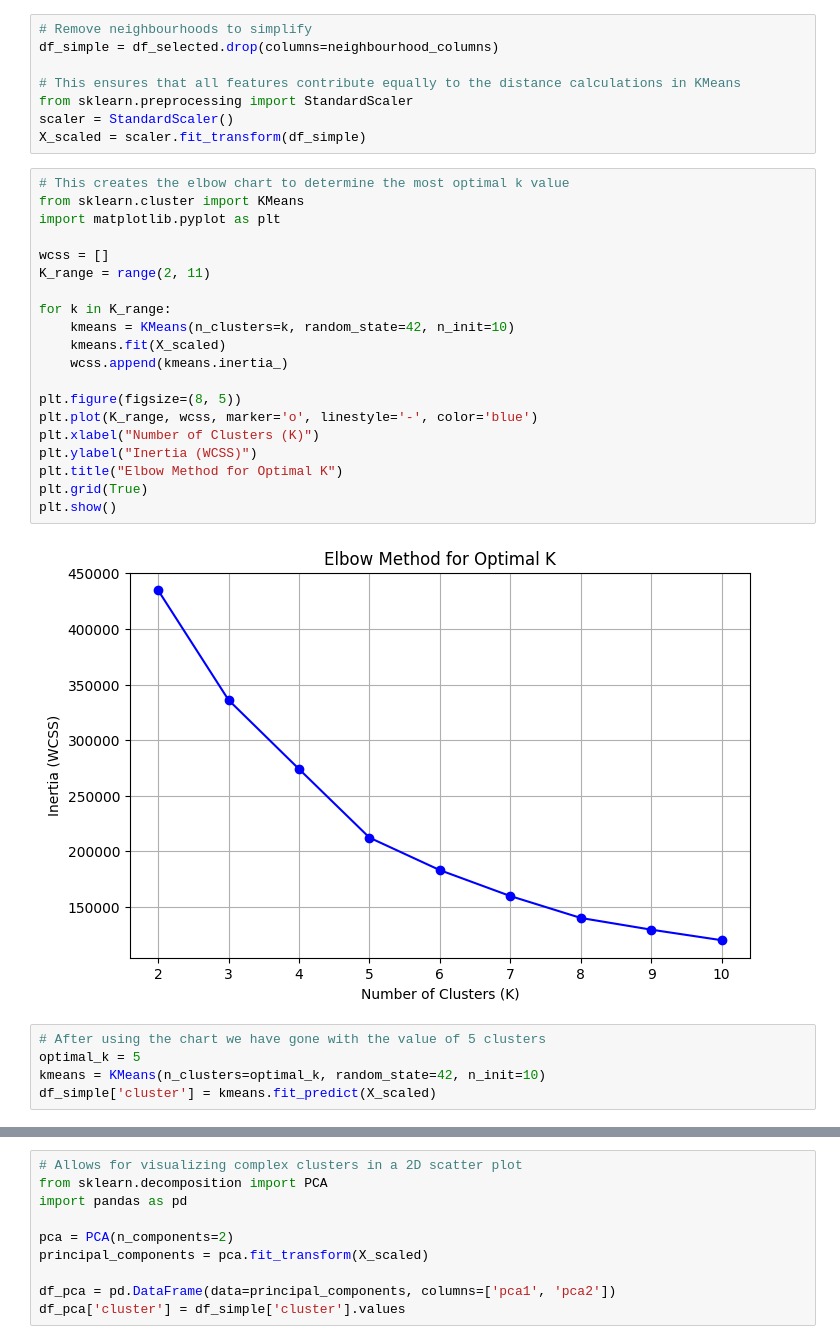
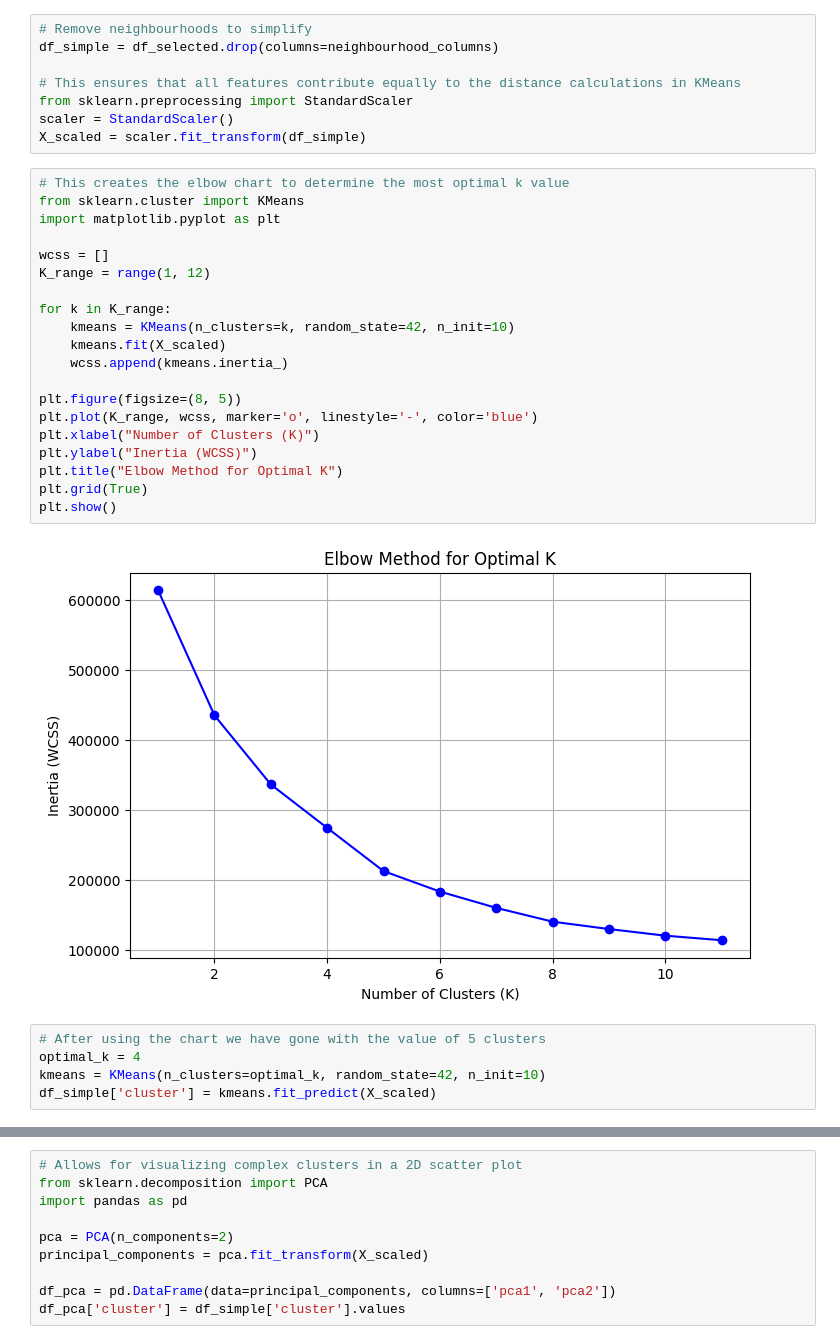
Before and after one commit to FP2003/AirBnB-Price-Prediction-System, a Jupyter notebook: fp100_jh851_final_solution.ipynb, the cells around one changed output, grey strips where cells are left out. Saved outputs shown, nothing was run; the diff lists cells and outputs as text.

```diff
--- a/fp100_jh851_final_solution.ipynb
+++ b/fp100_jh851_final_solution.ipynb
@@ -585,28 +659,28 @@ X_scaled = scaler.fit_transform(df_simple)
 # %%
 # This creates the elbow chart to determine the most optimal k value
 from sklearn.cluster import KMeans
 import matplotlib.pyplot as plt
 
 wcss = []
-K_range = range(2, 11)
+K_range = range(1, 12)
 
 for k in K_range:
     kmeans = KMeans(n_clusters=k, random_state=42, n_init=10)
     kmeans.fit(X_scaled)
     wcss.append(kmeans.inertia_)
 
 plt.figure(figsize=(8, 5))
 plt.plot(K_range, wcss, marker='o', linestyle='-', color='blue')
 plt.xlabel("Number of Clusters (K)")
 plt.ylabel("Inertia (WCSS)")
 plt.title("Elbow Method for Optimal K")
 plt.grid(True)
 plt.show()
 # %% [output]
-[figure, old version]
+[figure, new version]
 # %%
 # After using the chart we have gone with the value of 5 clusters
-optimal_k = 5
+optimal_k = 4
 kmeans = KMeans(n_clusters=optimal_k, random_state=42, n_init=10)
 df_simple['cluster'] = kmeans.fit_predict(X_scaled)
 # %%
```
Also changed, not shown: parts of 19 cells of this notebook.
